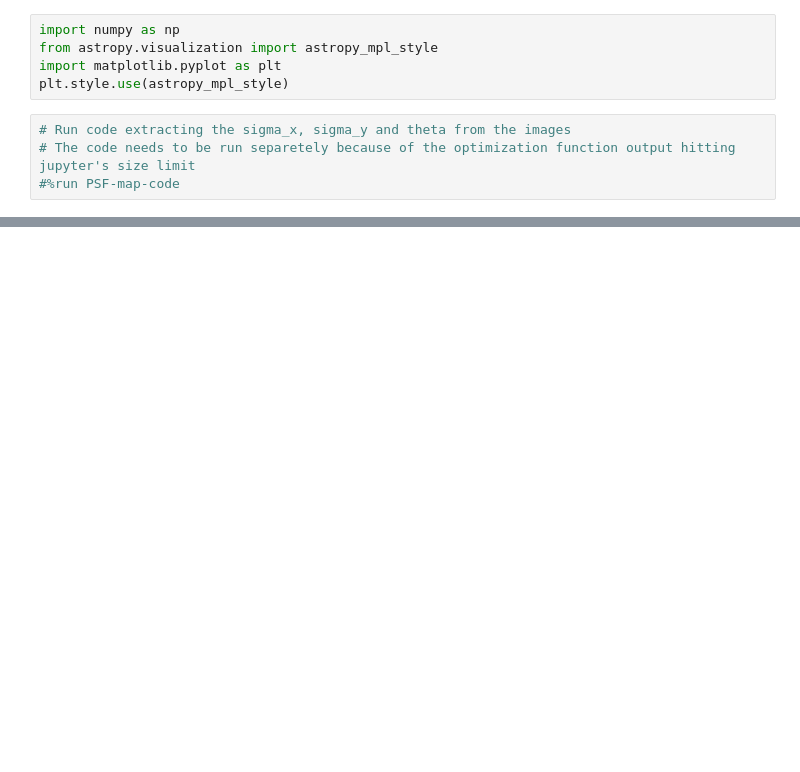
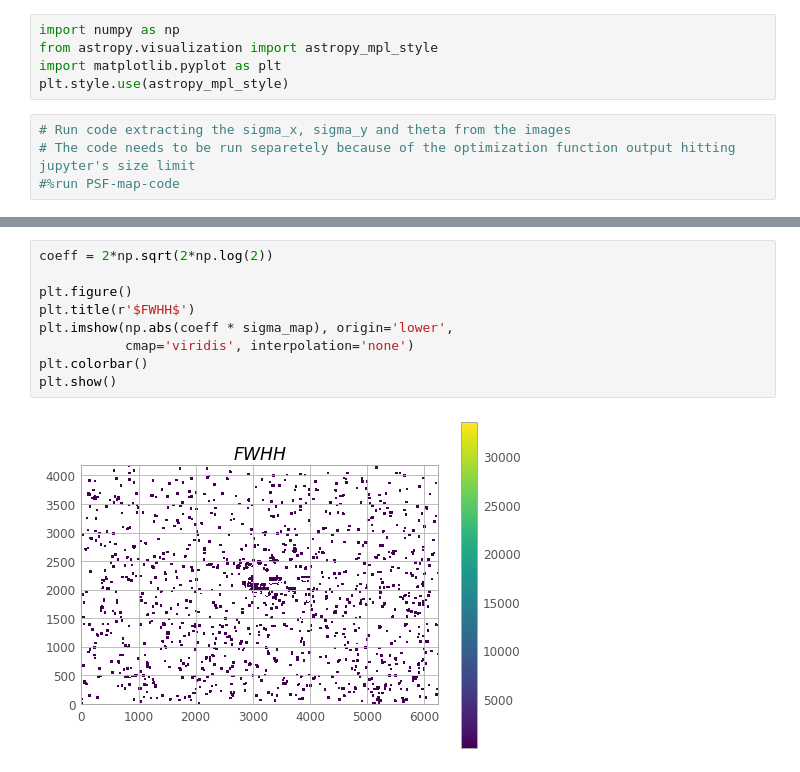
Before and after one commit to SSAEPFL/PSF, a Jupyter notebook: PSF-map.ipynb, the cells around one changed output, grey strips where cells are left out. Drawn from its saved outputs; the diff is of its cells as text; blank space fills up the shorter version.

```diff
--- a/PSF-map.ipynb
+++ b/PSF-map.ipynb
@@ -55,0 +56,11 @@ plt.show()
+# %%
+coeff = 2*np.sqrt(2*np.log(2))
+
+plt.figure()
+plt.title(r'$FWHH$')
+plt.imshow(np.abs(coeff * sigma_map), origin='lower',
+           cmap='viridis', interpolation='none')
+plt.colorbar()
+plt.show()
+# %% [output]
+[figure, added]
```
Also changed, not shown: parts of 3 cells of this notebook, 1 other file.
